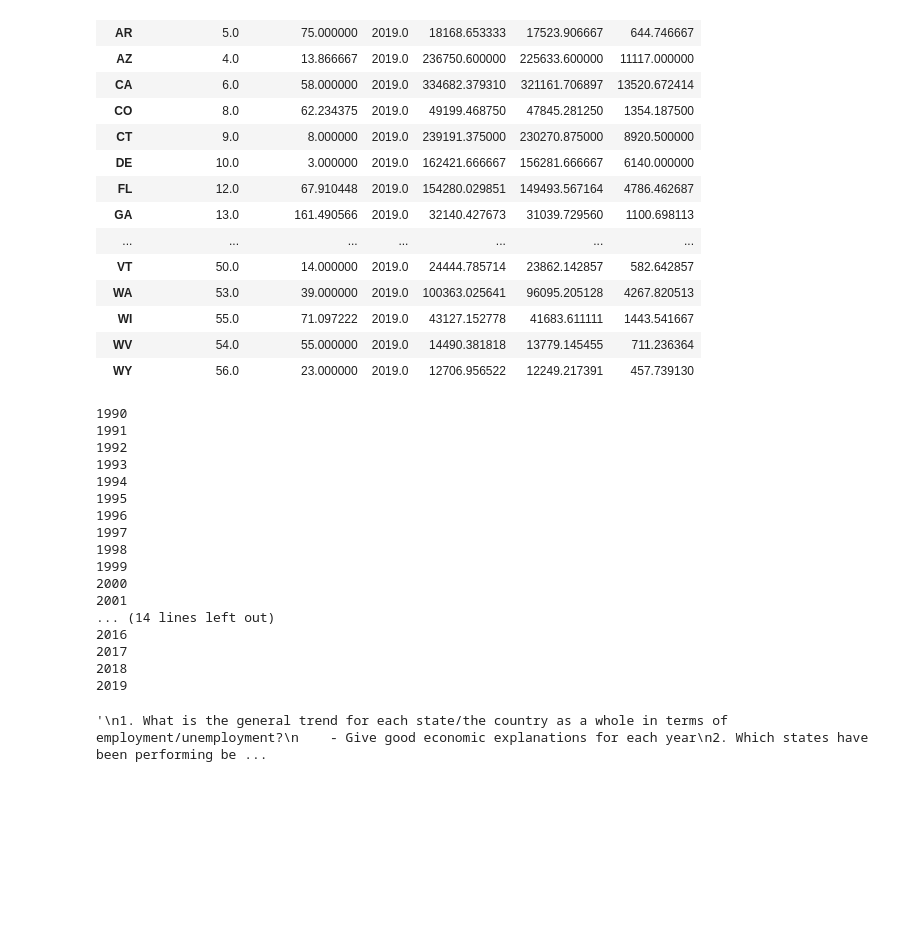
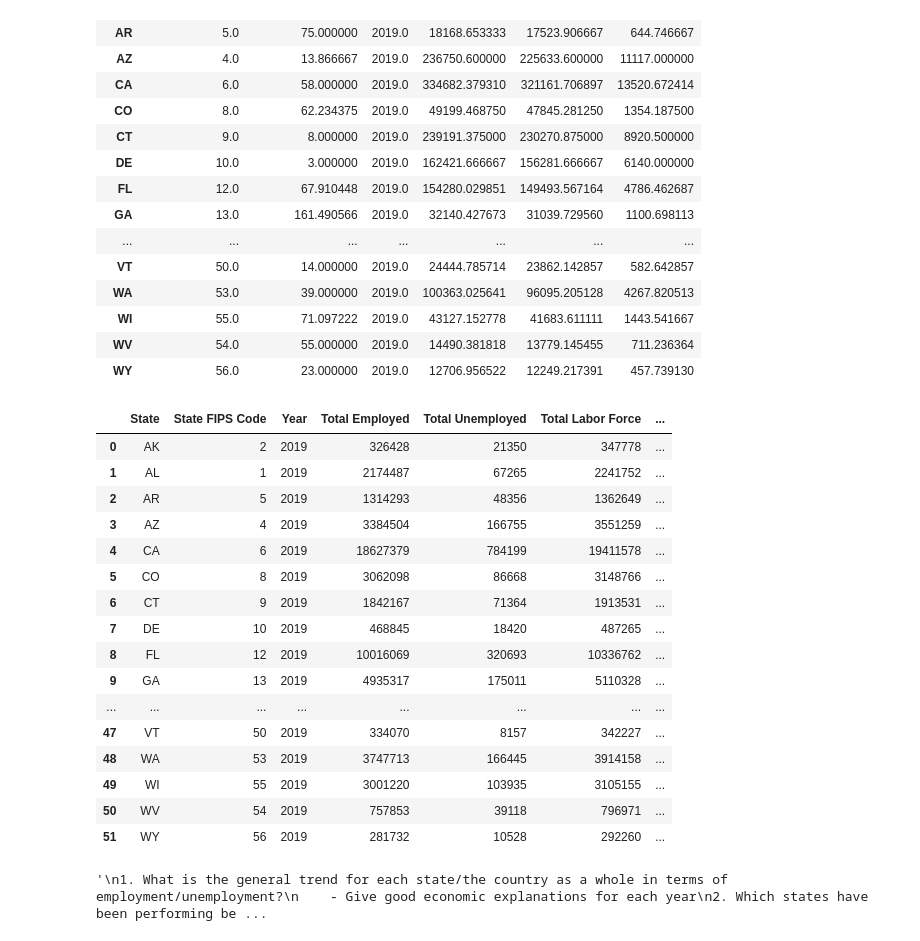
Before and after one commit to zacharyzhu2023/EmploymentData, a Jupyter notebook: Employment Data.ipynb, the cells around one changed output. Cells and saved outputs as stored; diff of their text form; code cells hidden in the pictures; blank space fills up the shorter version.

```diff
--- a/Employment Data.ipynb
+++ b/Employment Data.ipynb
@@ -117,34 +117,53 @@ stateGrouping.mean()
 def stateAggregation(year):
     df = readDataByYear(year)
     stateGrouping = df.groupby(['State']) # Creating a grouping by state
     sleuTable = stateGrouping.sum() # Gives STATE, LABOR FORCE, EMPLOYED, UNEMPLOYED
     SFCYearTable = stateGrouping.mean() # Gives state, state FIPS code, and year
     employed = list(sleuTable['Employed']) # Creating total # employed per state column
     unemployed = list(sleuTable['Unemployed']) # Creating total # unemployed per state column
     laborForce = list(sleuTable['Labor Force']) # Creating total # for labor force per state column
     stateFIPSCode = list(SFCYearTable['State FIPS Code']) # State FIPS Code column
     yearColumn = list(SFCYearTable['Year']) # Year--2019
     stateNames = list(stateGrouping.groups.keys()) # Get a list of all state names by using groupby KEYS
 
     # Get the total unemployment/employment rate
     unemploymentRate = []
     for i in range(len(employed)):
         unemploymentRate.append(unemployed[i]/laborForce[i] * 100)
 
     # Creating a new table with STATE, FIPS CODE, YEAR, EMPLOYED/UNEMPLOYED/UNEMPLOYMENT RATE
 
     # One way to create a dataframe
 
     # df['COL NAME'] = 0 --> Adds/replaces a column in the table with a default value of 0
     stateAggregates = {'State': stateNames, 'State FIPS Code': stateFIPSCode, 'Year': yearColumn,
                        'Total Employed': employed, 'Total Unemployed': unemployed,
                        'Total Labor Force': laborForce, 'Unemployment Rate (%)': unemploymentRate}
     stateDF = pd.DataFrame(stateAggregates)
     stateDF['Year'] = stateDF['Year'].astype(int) # Making more readable form
     stateDF['State FIPS Code'] = stateDF['State FIPS Code'].astype(int) # Again, State FIPS code was an integer
     return stateDF
 
-stateDF = stateAggregation(2006)
+stateDF = stateAggregation(2019)
+stateDF
+# %% [output]
+|  | State | State FIPS Code | Year | Total Employed | Total Unemployed | Total Labor Force | ... |
+| 0 | AK | 2 | 2019 | 326428 | 21350 | 347778 | ... |
+| 1 | AL | 1 | 2019 | 2174487 | 67265 | 2241752 | ... |
+| 2 | AR | 5 | 2019 | 1314293 | 48356 | 1362649 | ... |
+| 3 | AZ | 4 | 2019 | 3384504 | 166755 | 3551259 | ... |
+| 4 | CA | 6 | 2019 | 18627379 | 784199 | 19411578 | ... |
+| 5 | CO | 8 | 2019 | 3062098 | 86668 | 3148766 | ... |
+| 6 | CT | 9 | 2019 | 1842167 | 71364 | 1913531 | ... |
+| 7 | DE | 10 | 2019 | 468845 | 18420 | 487265 | ... |
+| 8 | FL | 12 | 2019 | 10016069 | 320693 | 10336762 | ... |
+| 9 | GA | 13 | 2019 | 4935317 | 175011 | 5110328 | ... |
+| ... | ... | ... | ... | ... | ... | ... | ... |
+| 47 | VT | 50 | 2019 | 334070 | 8157 | 342227 | ... |
+| 48 | WA | 53 | 2019 | 3747713 | 166445 | 3914158 | ... |
+| 49 | WI | 55 | 2019 | 3001220 | 103935 | 3105155 | ... |
+| 50 | WV | 54 | 2019 | 757853 | 39118 | 796971 | ... |
+| 51 | WY | 56 | 2019 | 281732 | 10528 | 292260 | ... |
 # %%
 # Check to make sure no issues arise for any year
 def everyYearAggregates():
@@ -153,24 +172,6 @@ def everyYearAggregates():
         sortedStates = stateDF.sort_values(by = 'Unemployment Rate (%)', ascending = True)
 
 #everyYearAggregates()
-# %% [output]
-1990
-1991
-1992
-1993
-1994
-1995
-1996
-1997
-1998
-1999
-2000
-2001
-... (14 lines left out)
-2016
-2017
-2018
-2019
 # %%
 # Tasks to work around with going forward
 #everyYearAggregates()
```
Also changed, not shown: parts of 4 cells of this notebook.
